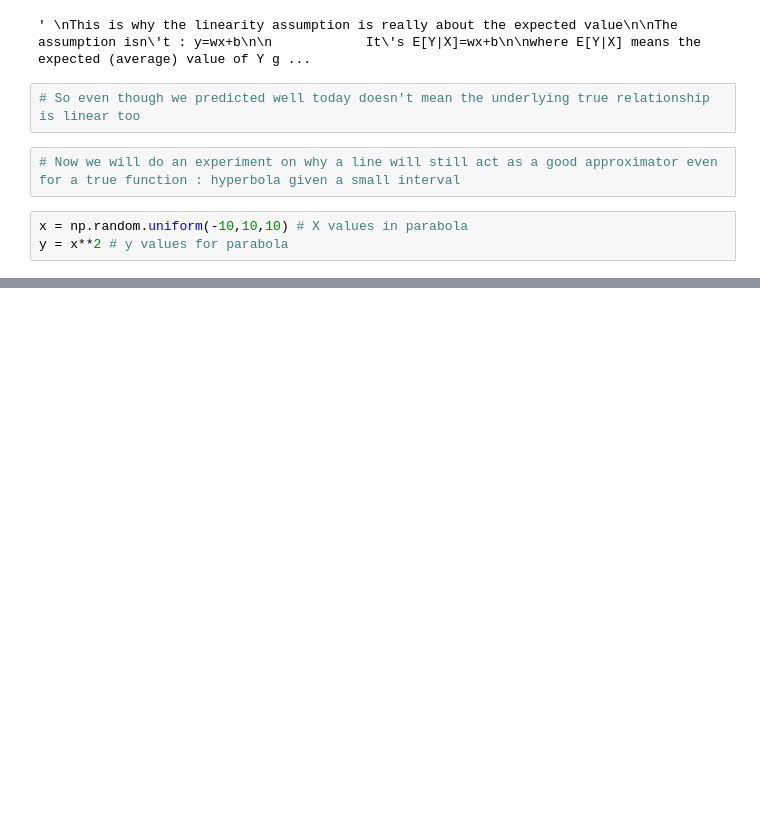
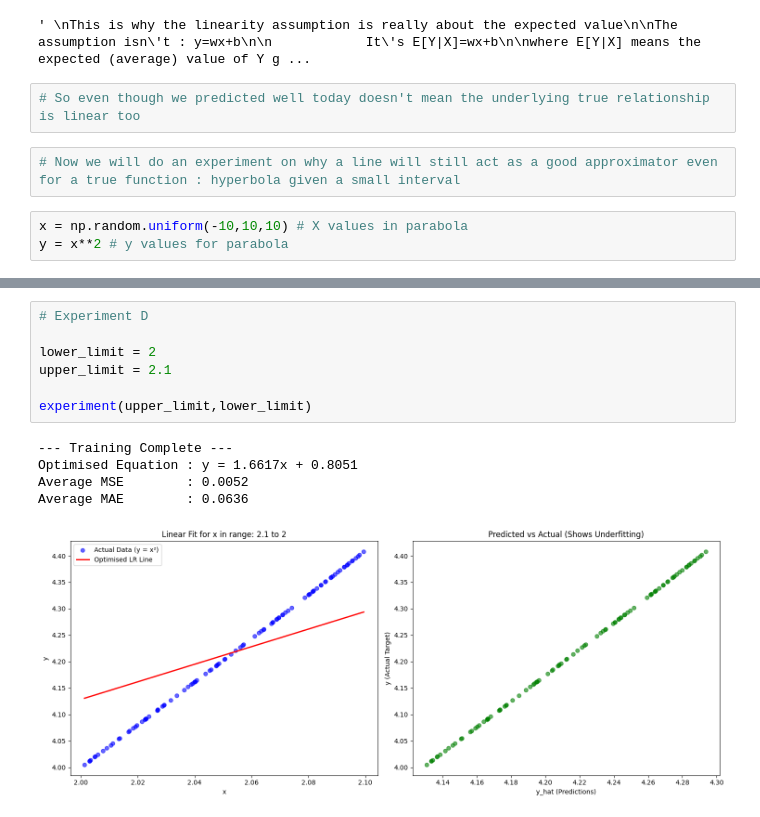
Before and after one commit to AyushDevadiga1/Machine-Learning, a Jupyter notebook: linear-regression/UnderstandingRegression.ipynb, the cells around one changed output, grey strips where cells are left out. Saved outputs shown, nothing was run; the diff lists cells and outputs as text; blank space fills up the shorter version.

```diff
--- a/linear-regression/UnderstandingRegression.ipynb
+++ b/linear-regression/UnderstandingRegression.ipynb
@@ -255,0 +311,13 @@ The  average mae for this line : 3.5285916347580715
+# %%
+# Experiment D
+
+lower_limit = 2
+upper_limit = 2.1
+
+experiment(upper_limit,lower_limit)
+# %% [output]
+--- Training Complete ---
+Optimised Equation : y = 1.6617x + 0.8051
+Average MSE        : 0.0052
+Average MAE        : 0.0636
+[figure, added]
```
Also changed, not shown: parts of 4 cells of this notebook.
